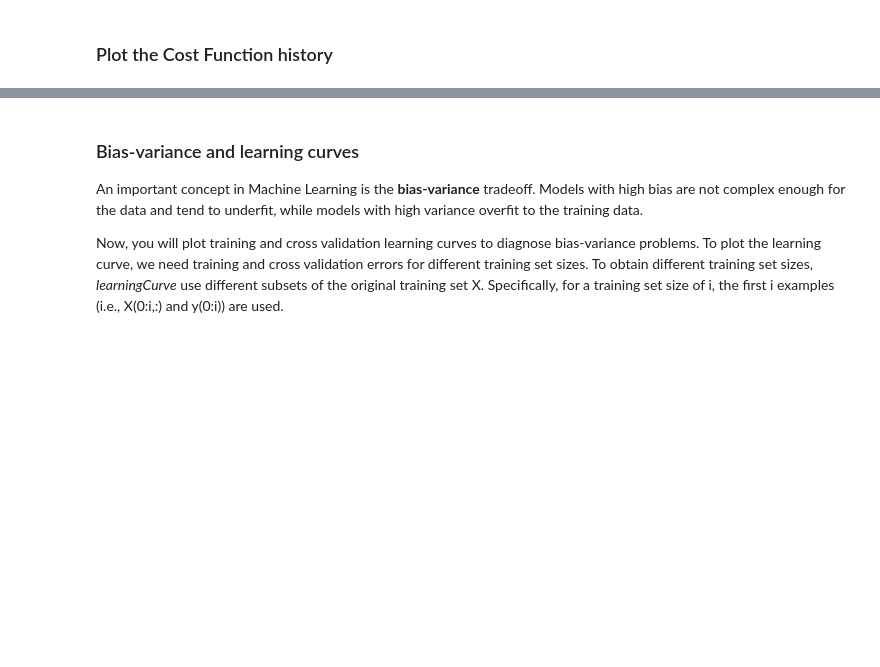
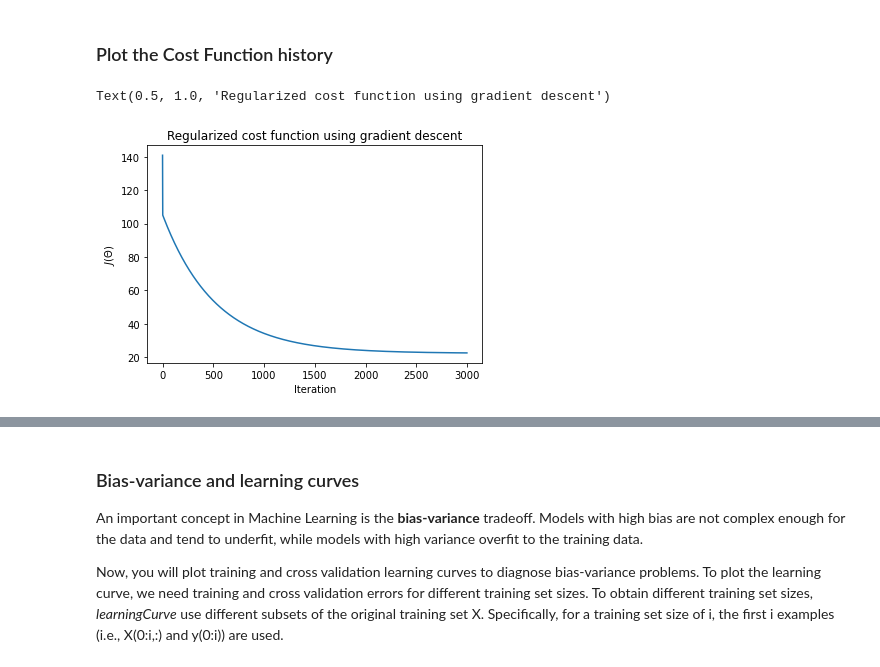
Before and after one commit to pedrovt/aa-labs, a Jupyter notebook: Lab6-ModelSelectionValidation/ML_BiasVariance.ipynb, the cells around one changed output, grey strips where cells are left out. Saved outputs shown, nothing was run; the diff lists cells and outputs as text; code cells hidden in the pictures; blank space fills up the shorter version.

```diff
--- a/Lab6-ModelSelectionValidation/ML_BiasVariance.ipynb
+++ b/Lab6-ModelSelectionValidation/ML_BiasVariance.ipynb
@@ -69,10 +81,10 @@ def linearRegCostFunction(X, y, theta, Lambda):
     """
 
     # Number of training examples
-    m = ?
+    m = y.shape[0]
 
     #linear regression model
-    h = ?
+    h = np.dot(X,theta)
 
     cost = 1/(2*m) * np.sum((h - y)**2)
     reg_cost = cost + Lambda/(2*m) * (np.sum(theta[1:]**2))
@@ -111,17 +123,18 @@ def gradientDescent(X,y,theta,learn_rate,num_iters,Lambda):
     return theta, J_history
 # %%
 # add an extra columns of 1 to X (recall axis=0 are the rows, axis=1 are the columns)
-X_1 =
+m, n = X.shape[0], X.shape[1]
+X_1 = np.append(np.ones((m, 1)), X, axis=1)
 
 Lambda = 0
 learn_rate=0.001
 #choose different number of iterations
-num_iter=300
+num_iter=3000 # 300 not enough
 
 # inicialize all theta at 0.
-initial_theta = ?
+initial_theta = np.zeros((X.shape[1]+1, 1))
 
 #compute the optimal theta
-theta, J_history = ?
+theta, J_history = gradientDescent(X_1,y,initial_theta,learn_rate,num_iter,Lambda)
 # %% [markdown]
 ### Plot the Cost Function history
@@ -132,3 +141,12 @@ plt.plot(J_history)
+# %%
+plt.plot(J_history)
+#add labels
+plt.xlabel("Iteration")
+plt.ylabel("$J(\Theta)$")
+plt.title("Regularized cost function using gradient descent")
+# %% [output]
+Text(0.5, 1.0, 'Regularized cost function using gradient descent')
+[figure, added]
 # %% [markdown]
 ### Plot the data and its linear model
 You should get a figure similar to Fig.2. This best fit line tells that the model is not a good fit to the data.
```
Also changed, not shown: parts of 18 cells of this notebook.
